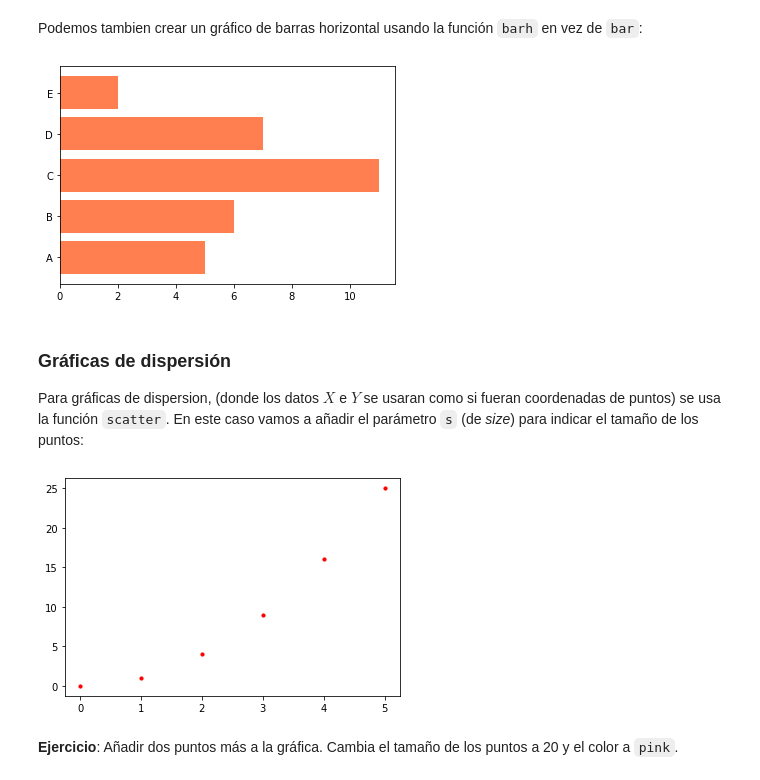
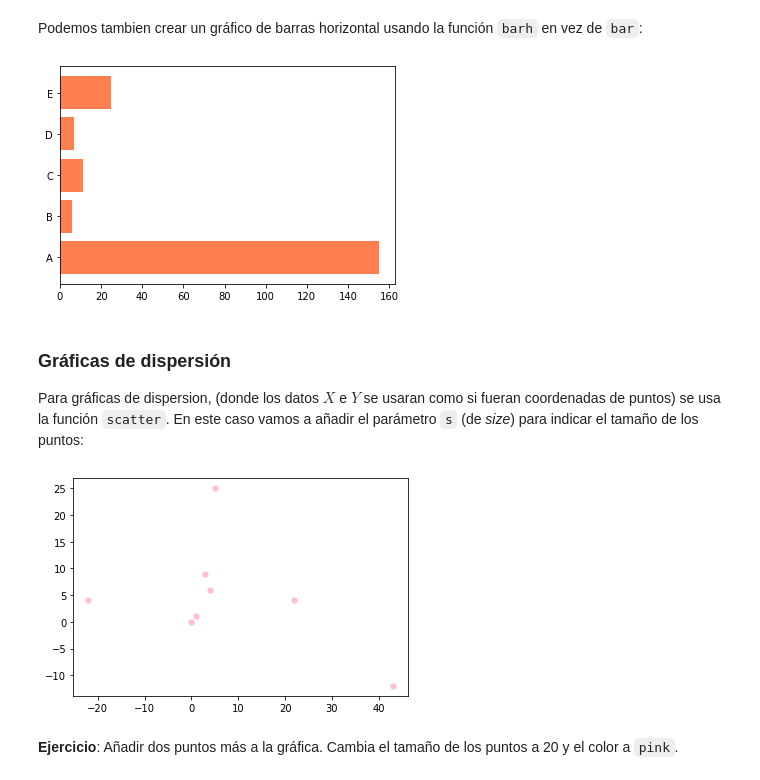
Before and after one commit to pythoncanarias/eoi, a Jupyter notebook: 05-libs/external/matplotlib/matplotlib.ipynb, the cells around one changed output. Saved outputs shown, nothing was run; the diff lists cells and outputs as text; code cells hidden in the pictures.

```diff
--- a/05-libs/external/matplotlib/matplotlib.ipynb
+++ b/05-libs/external/matplotlib/matplotlib.ipynb
@@ -81,12 +81,12 @@ algunos valores que puedes usar son `green`, `red`, `cyan`, `coral`, `black`,
 Podemos tambien crear un gráfico de barras horizontal usando la función
 `barh` en vez de `bar`:
 # %%
-x_values = [5,6,11,7,2]
+x_values = [155,6,11,7,25]
 y_val = ["A", "B", "C", "D", "E"]
 plt.barh(y_val,x_values, color ="coral") # Adding an "h" after bar will flip the graph
 plt.show()
 # %% [output]
-[figure, old version]
+[figure, new version]
 # %% [markdown]
 ### Gráficas de dispersión
 
@@ -95,12 +95,12 @@ fueran coordenadas de puntos) se usa la función `scatter`. En este caso
 vamos a añadir el parámetro `s` (de *size*) para indicar el tamaño
 de los puntos:
 # %%
-x_values = [0,1,2,3,4,5]
-squares = [0,1,4,9,16,25]
-plt.scatter(x_values,squares, s=10, color = "red")
+x_values = [0,1,-22,3,4,5, 43, 22]
+squares = [0,1,4,9,6,25, -12, 4]
+plt.scatter(x_values,squares, s=27, color="pink")
 plt.show()
 # %% [output]
-[figure, old version]
+[figure, new version]
 # %% [markdown]
 **Ejercicio**: Añadir dos puntos más a la gráfica. Cambia el tamaño de los
 puntos a 20 y el color a `pink`.
```
Also changed, not shown: parts of 3 cells of this notebook.
